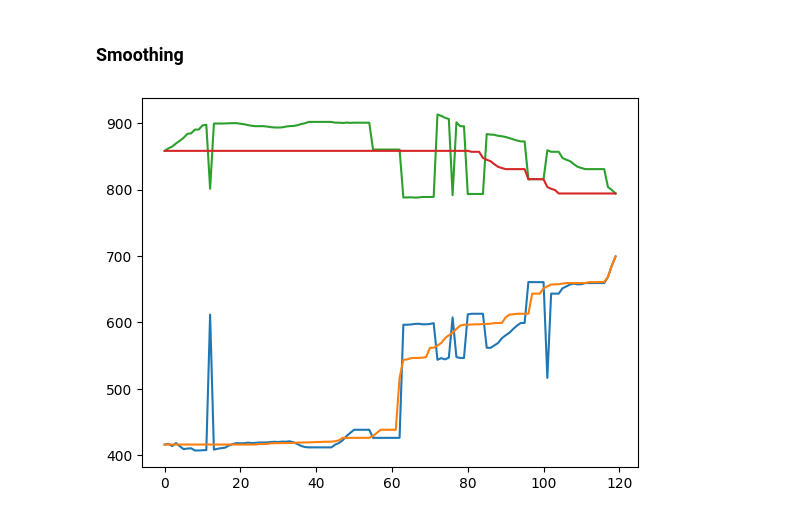
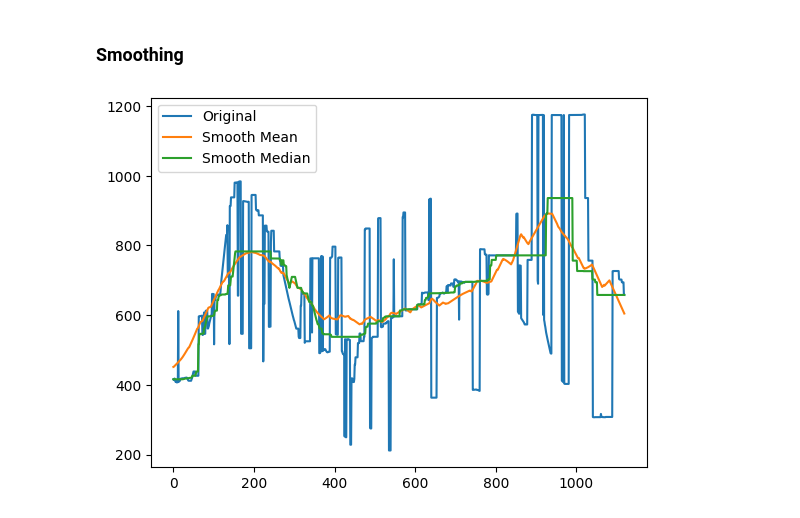
Before and after one commit to niros1/tracker, a Jupyter notebook: playground.ipynb, the cells around one changed output. Cells and saved outputs as stored; diff of their text form; code cells hidden in the pictures.

```diff
--- a/playground.ipynb
+++ b/playground.ipynb
@@ -520,38 +520,43 @@ Y = [c.cordinates[1] for c in tracking_data.all]
 # data = np.array([410, 412, 409, 605, 410, 409,510, 512, 509, 400, 410, 509])
 
 # Smooth the data
-x_smoothed_data = smooth_data(X, window_size=200, use_median=True)
-y_smoothed_data = smooth_data(Y, window_size=200, use_median=True)
+x_smoothed_data_mean = smooth_data(X, window_size=200, use_median=False)
+x_smoothed_data_median = smooth_data(X, window_size=200, use_median=True)
+y_smoothed_data = smooth_data(Y, window_size=200, use_median=False)
 
 # print(smoothed_data)
 # %%
 import matplotlib.pyplot as plt
 import numpy as np
 
 # Create an array of floats
 x_vector = np.array(X)
-x_smooth_vector = np.array(x_smoothed_data)
+x_smooth_vector_mean = np.array(x_smoothed_data_mean)
+x_smooth_vector_median = np.array(x_smoothed_data_median)
 
 # Create an array for the x-axis
 x = np.arange(len(x_vector))
-sx = np.arange(len(x_smooth_vector))
+sxmean = np.arange(len(x_smooth_vector_mean))
+sxmd = np.arange(len(x_smooth_vector_median))
 
 
 y_vector = np.array(Y)
 y_smooth_vector = np.array(y_smoothed_data)
 y = np.arange(len(y_vector))
 sy = np.arange(len(y_smooth_vector))
 
 
 # Plot the vector
-plt.plot(x, x_vector)
-plt.plot(sx, x_smooth_vector)
+plt.plot(x, x_vector, label='Original')
+plt.plot(sxmean, x_smooth_vector_mean, label='Smooth Mean')
+plt.plot(sxmd, x_smooth_vector_median, label='Smooth Median')
 
-plt.plot(y, y_vector)
-plt.plot(sy, y_smooth_vector)
+# plt.plot(y, y_vector)
+# plt.plot(sy, y_smooth_vector)
 # smoothed_data
 
 # Display the plot
+plt.legend()
 plt.show()
 # %% [output]
-[figure, old version]
+[figure, new version]
```
Also changed, not shown: 5 other files.
